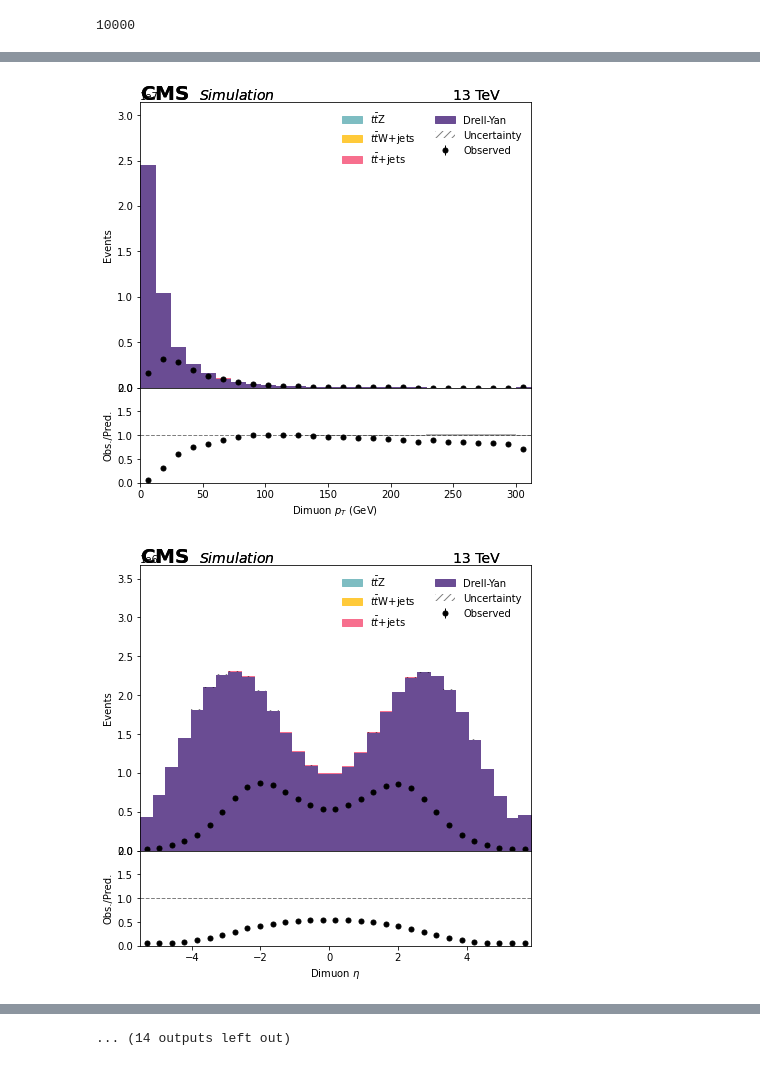
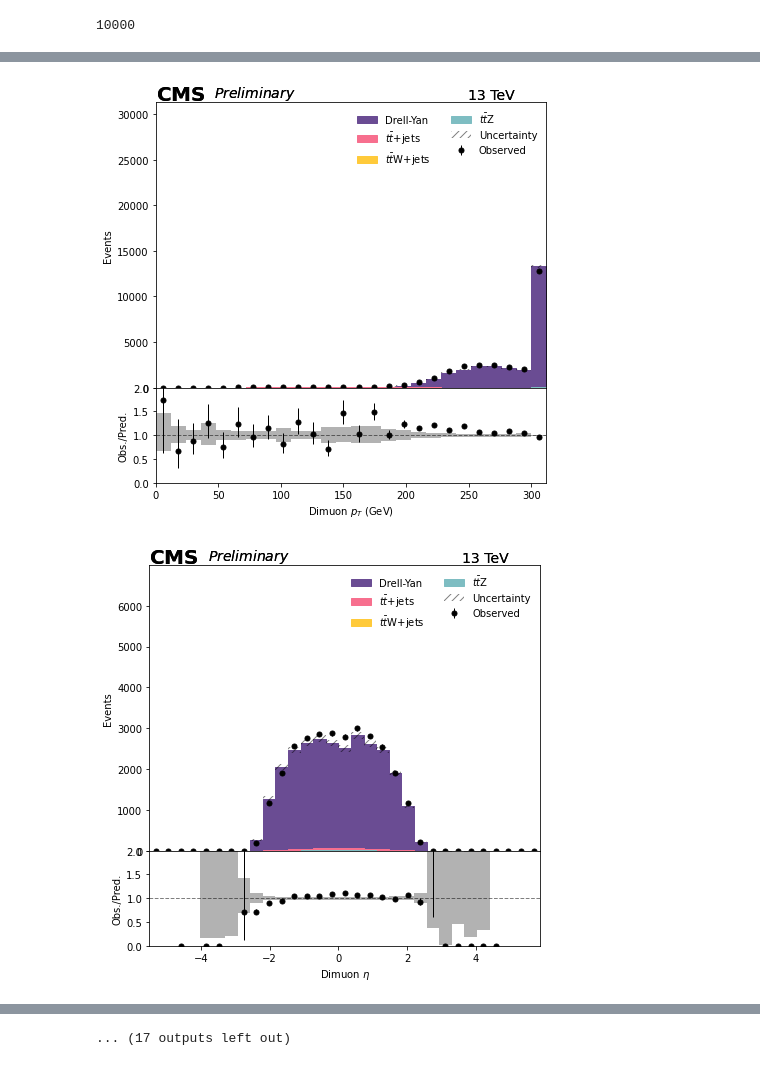
Before and after one commit to mirandabryson/tW_scattering, a Jupyter notebook: processor/diLep_CR.ipynb, the cells around one changed output, grey strips where cells are left out. Saved outputs shown, nothing was run; the diff lists cells and outputs as text; code cells hidden in the pictures.

```diff
--- a/processor/diLep_CR.ipynb
+++ b/processor/diLep_CR.ipynb
@@ -527,7 +545,7 @@ if not runLocal:
     print(c)
 # %%
 overwrite = True
-small = False
+small = True
 
 tag = 'v0.2.4'
 
@@ -648,6 +680,9 @@ from matplotlib.colors import LogNorm
 # %%
 from plots.helpers import *
 bins = {
+    'met_axis':            {'axis':'pt',   'overflow': 'over', 'bins': hist.Bin("pt",  r"$E_{T}^{miss}$ (GeV)", 25, 0, 500)},
+    'met-muon_axis':       {'axis':'pt',   'overflow': 'over', 'bins': hist.Bin("pt",  r"$E_{T}^{miss}$ - dimuon $p_T$ (GeV)", 25, 0, 700)},
+    'nW_axis':             {'axis': 'multiplicity',  'overflow':'over',  'bins': hist.Bin('multiplicity', r'$nWtag', 4, -0.5, 3.5)},
     'mm_mass_axis':        {'axis':'mass',   'overflow': 'over', 'bins': hist.Bin("mass",  r"Dimuon mass (GeV)", 25, 50, 150)},
     'mm_pt_axis':          {'axis':'pt',   'overflow': 'over', 'bins': hist.Bin("pt",  r"Dimuon $p_{T}$ (GeV)", 25, 0, 300)},
     'mm_eta_axis':         {'axis':'eta',   'overflow': 'over', 'bins': hist.Bin("eta",       r"Dimuon $\eta$", 30, -5.5, 5.5)},
@@ -739,7 +774,7 @@ def saveFig( fig, ax, rax, path, name, scale='linear', shape=False, y_max=-1 ):
     ax.legend(title='',ncol=2,handles=handles, labels=new_labels, frameon=False)
 
     fig.text(0., 0.995, '$\\bf{CMS}$', fontsize=20,  horizontalalignment='left', verticalalignment='bottom', transform=ax.transAxes )
-    fig.text(0.15, 1., '$\\it{Simulation}$', fontsize=14, horizontalalignment='left', verticalalignment='bottom', transform=ax.transAxes )
+    fig.text(0.15, 1., '$\\it{Preliminary}$', fontsize=14, horizontalalignment='left', verticalalignment='bottom', transform=ax.transAxes )
     fig.text(0.8, 1., '13 TeV', fontsize=14, horizontalalignment='left', verticalalignment='bottom', transform=ax.transAxes )
 
     fig.savefig(os.path.join(outdir, "{}.pdf".format(name)))
@@ -772,7 +807,10 @@ histos = [["mm_mass", "mm_mass_axis"],
         ["N_AK4", "N_AK4_axis"],
         ["N_AK8", "N_AK8_axis"],
         ["mm_deltaPhi", "mm_deltaPhi_axis"],
-        ["mm_deltaR", "mm_deltaR_axis"]]
+        ["mm_deltaR", "mm_deltaR_axis"],
+        ["met", "met_axis"],
+        ["met-muon", "met-muon_axis"],
+        ["nW", "nW_axis"]]
 # %%
 # Make some of the plots
 
@@ -806,7 +844,8 @@ for plot in histos:
     # get axes
     hist.plot1d(background, overlay="dataset", ax=ax, stack=True,
                 overflow=bins[binName]['overflow'], clear=False,
-                fill_opts=fill_opts, error_opts=error_opts)
+                fill_opts=fill_opts, error_opts=error_opts,
+                order=['ttZ', 'ttW','TTJets', 'DYJets'])
 #     hist.plot1d(background, overlay="dataset", ax=ax, stack=True,
 #                  overflow=bins[binName]['overflow'], clear=False, fill_opts=fillopts2)
 #                  #error_opts=error_opts)# order=['DYJets','TTJets', 'ttW', 'ttZ']) #error_opts??
@@ -824,2 +863,2 @@ for plot in histos:
-[figure, old version]
+[figure, new version]
-[figure, old version]
+[figure, new version]
@@ -835,4 +874,4 @@ for plot in histos:
-... (14 outputs left out)
+... (17 outputs left out)
 # %%
 overwrite = True
 small = True
```
Also changed, not shown: parts of 7 cells of this notebook.
